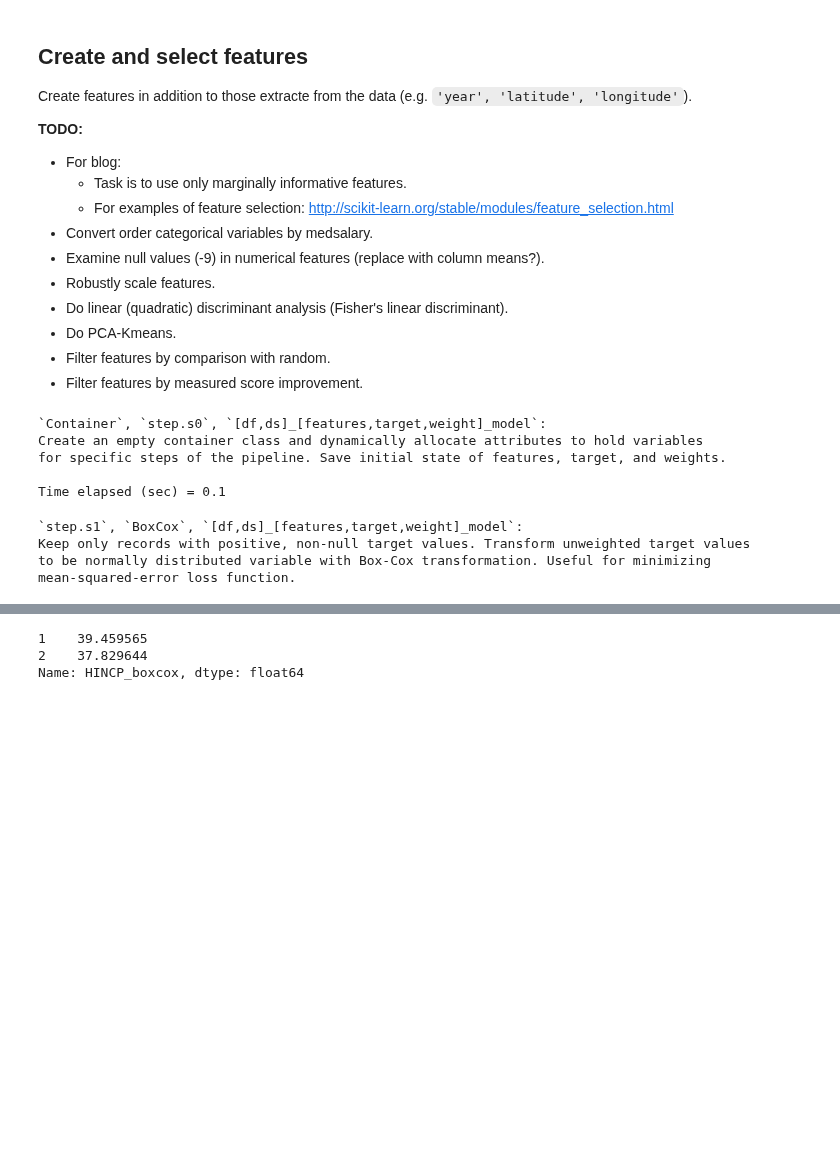
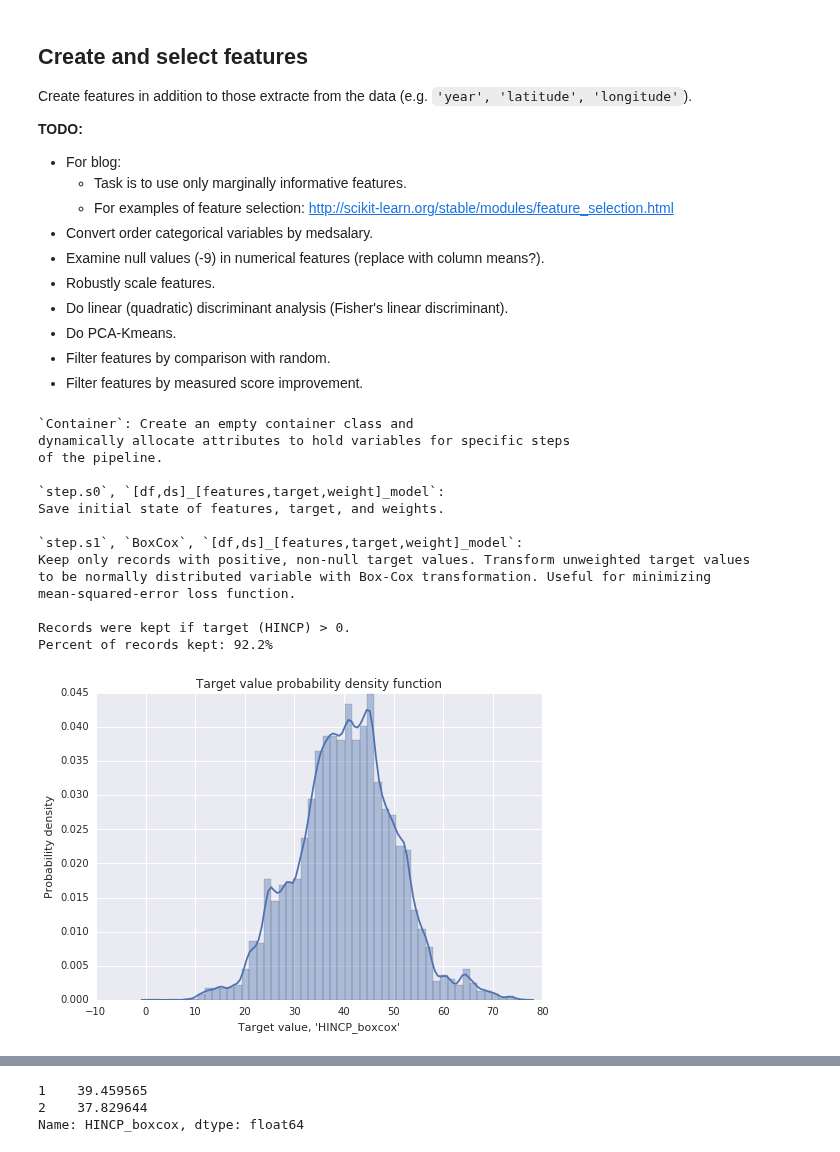
Before and after one commit to stharrold/stharrold.github.io, a Jupyter notebook: content/static/20160221-predict-household-income-from-census/20160221-predict-household-income-from-census.ipynb, the cells around one changed output, grey strips where cells are left out. Saved outputs shown, nothing was run; the diff lists cells and outputs as text; code cells hidden in the pictures; blank space fills up the shorter version.

```diff
--- a/content/static/20160221-predict-household-income-from-census/20160221-predict-household-income-from-census.ipynb
+++ b/content/static/20160221-predict-household-income-from-census/20160221-predict-household-income-from-census.ipynb
@@ -643,25 +643,3 @@ Create features in addition to those extracte from the data (e.g. `'year', 'lati
 * Do PCA-Kmeans.
 * Filter features by comparison with random.
 * Filter features by measured score improvement.
-# %%
-print(r"""`Container`, `step.s0`, `[df,ds]_[features,target,weight]_model`:
-Create an empty container class and dynamically allocate attributes to hold variables
-for specific steps of the pipeline. Save initial state of features, target, and weights.
-""")
-time_start = time.perf_counter()
-
-step = dsd.utils.Container()
-step.s0 = dsd.utils.Container()
-step.s0.dfs = dsd.utils.Container()
-step.s0.dfs.df_features_model = df_features_model.copy()
-step.s0.dfs.ds_target_model = ds_target_model.copy()
-step.s0.dfs.ds_weight_model = ds_weight_model.copy()
-
-time_stop = time.perf_counter()
-print("Time elapsed (sec) = {diff:.1f}".format(diff=time_stop-time_start))
-# %% [output]
-`Container`, `step.s0`, `[df,ds]_[features,target,weight]_model`:
-Create an empty container class and dynamically allocate attributes to hold variables
-for specific steps of the pipeline. Save initial state of features, target, and weights.
-
-Time elapsed (sec) = 0.1
@@ -670,26 +646,75 @@ dsd.ml.BoxCox.fit?
 # %%
+print(r"""`Container`: Create an empty container class and
+dynamically allocate attributes to hold variables for specific steps
+of the pipeline.
+""")
+time_start = time.perf_counter()
+
+step = dsd.utils.Container()
+
+print(r"""`step.s0`, `[df,ds]_[features,target,weight]_model`:
+Save initial state of features, target, and weights.
+""")
+
+step.s0 = dsd.utils.Container()
+step.s0.dfs = dsd.utils.Container()
+step.s0.dfs.df_features_model = df_features_model.copy()
+step.s0.dfs.ds_target_model = ds_target_model.copy()
+step.s0.dfs.ds_weight_model = ds_weight_model.copy()
+
 print(r"""`step.s1`, `BoxCox`, `[df,ds]_[features,target,weight]_model`:
 Keep only records with positive, non-null target values. Transform unweighted target values
 to be normally distributed variable with Box-Cox transformation. Useful for minimizing
 mean-squared-error loss function.
 """)
-time_start = time.perf_counter()
 
+# Transform positive target values to be normally distributed when unweighted.
+# Note: Null values were set to -9.
 step.s1 = dsd.utils.Container()
 step.s1.boxcox = dsd.ml.BoxCox()
 step.s1.boxcox.fit(
     df_features=step.s0.dfs.df_features_model,
     ds_target=step.s0.dfs.ds_target_model,
     ds_weight=step.s0.dfs.ds_weight_model)
 step.s1.dfs = dsd.utils.Container()
 (step.s1.dfs.df_features_model, step.s1.dfs.ds_target_model, step.s1.dfs.ds_weight_model) =\
     step.s1.boxcox.transform(
         df_features=step.s0.dfs.df_features_model,
         ds_target=step.s0.dfs.ds_target_model,
         ds_weight=step.s0.dfs.ds_weight_model)
 step.s1.dfs.ds_target_model.name += '_boxcox'
+
+# Plot histogram of transformed unweighted target variable.
+print(
+    ("Records were kept if target ({trg}) > 0.\n" +
+     "Percent of records kept: {frac:.1%}").format(
+        trg=step.s0.dfs.ds_target_model.name,
+        frac=step.s1.dfs.ds_weight_model.sum()/step.s0.dfs.ds_weight_model.sum()))
+target_model_vals = list()
+for tup in zip(step.s1.dfs.ds_target_model.values, step.s1.dfs.ds_weight_model.astype(int)):
+    target_model_vals += itertools.repeat(*tup)
+sns.distplot(target_model_vals, hist=True, kde=True, norm_hist=True)
+plt.title('Target value probability density function')
+plt.xlabel("Target value, '{target}'".format(target=step.s1.dfs.ds_target_model.name))
+plt.ylabel('Probability density')
+plt.show()
+del target_model_vals
+
+time_stop = time.perf_counter()
+print("Time elapsed (sec) = {diff:.1f}".format(diff=time_stop-time_start))
 # %% [output]
+`Container`: Create an empty container class and
+dynamically allocate attributes to hold variables for specific steps
+of the pipeline.
+
+`step.s0`, `[df,ds]_[features,target,weight]_model`:
+Save initial state of features, target, and weights.
+
 `step.s1`, `BoxCox`, `[df,ds]_[features,target,weight]_model`:
 Keep only records with positive, non-null target values. Transform unweighted target values
 to be normally distributed variable with Box-Cox transformation. Useful for minimizing
 mean-squared-error loss function.
+
+Records were kept if target (HINCP) > 0.
+Percent of records kept: 92.2%
+[figure, added]
```
Also changed, not shown: parts of 16 cells of this notebook.
